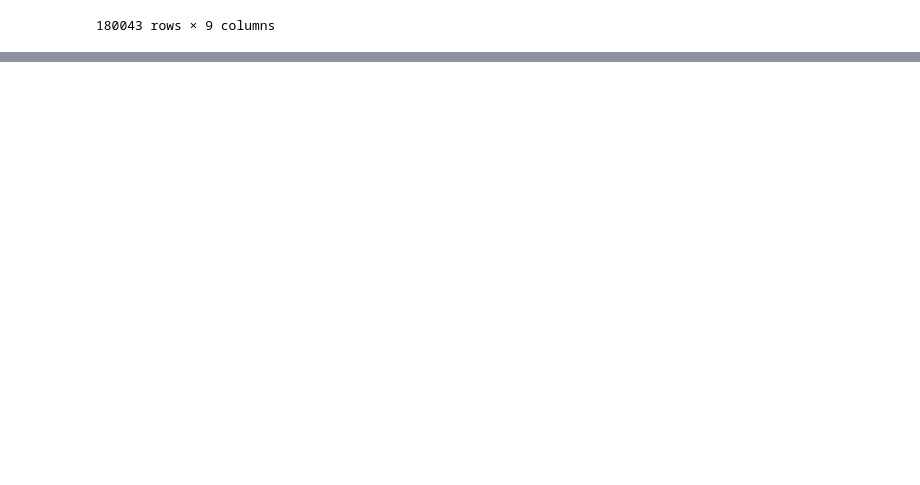
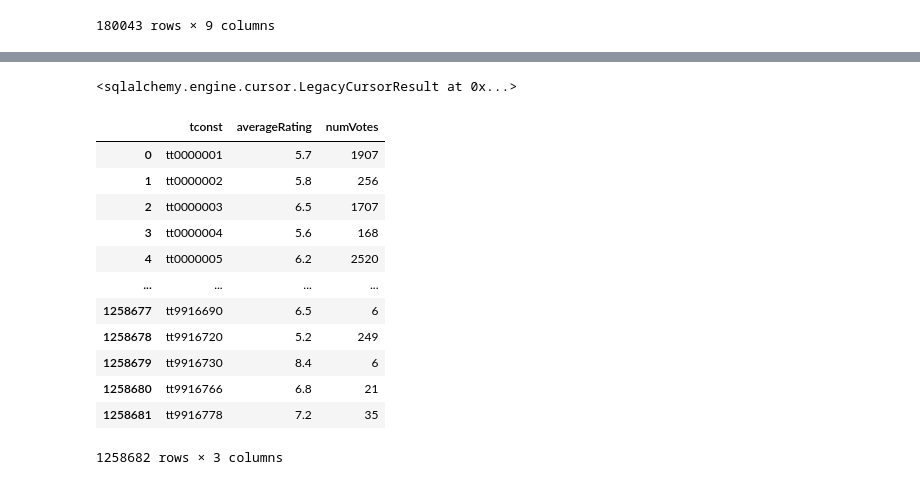
Before and after one commit to fid2445/Project-3-, a Jupyter notebook: Project 3 Part 3.ipynb, the cells around one changed output, grey strips where cells are left out. Drawn from its saved outputs; the diff is of its cells as text; code cells hidden in the pictures; blank space fills up the shorter version.

```diff
--- a/Project 3 Part 3.ipynb
+++ b/Project 3 Part 3.ipynb
@@ -138,0 +222,21 @@ TypeError: unhashable type: 'list'
+# %%
+engine.execute('ALTER TABLE title_basics ADD PRIMARY KEY (`tconst`);')
+# %% [output]
+<sqlalchemy.engine.cursor.LegacyCursorResult at 0x...>
+# %%
+title_ratings = pd.read_csv('Data/title_ratings.csv.gz', low_memory=False)
+title_ratings
+# %% [output]
+|  | tconst | averageRating | numVotes |
+| 0 | tt0000001 | 5.7 | 1907 |
+| 1 | tt0000002 | 5.8 | 256 |
+| 2 | tt0000003 | 6.5 | 1707 |
+| 3 | tt0000004 | 5.6 | 168 |
+| 4 | tt0000005 | 6.2 | 2520 |
+| ... | ... | ... | ... |
+| 1258677 | tt9916690 | 6.5 | 6 |
+| 1258678 | tt9916720 | 5.2 | 249 |
+| 1258679 | tt9916730 | 8.4 | 6 |
+| 1258680 | tt9916766 | 6.8 | 21 |
+| 1258681 | tt9916778 | 7.2 | 35 |
+1258682 rows × 3 columns
```
Also changed, not shown: parts of 27 cells of this notebook, 1 other file.
